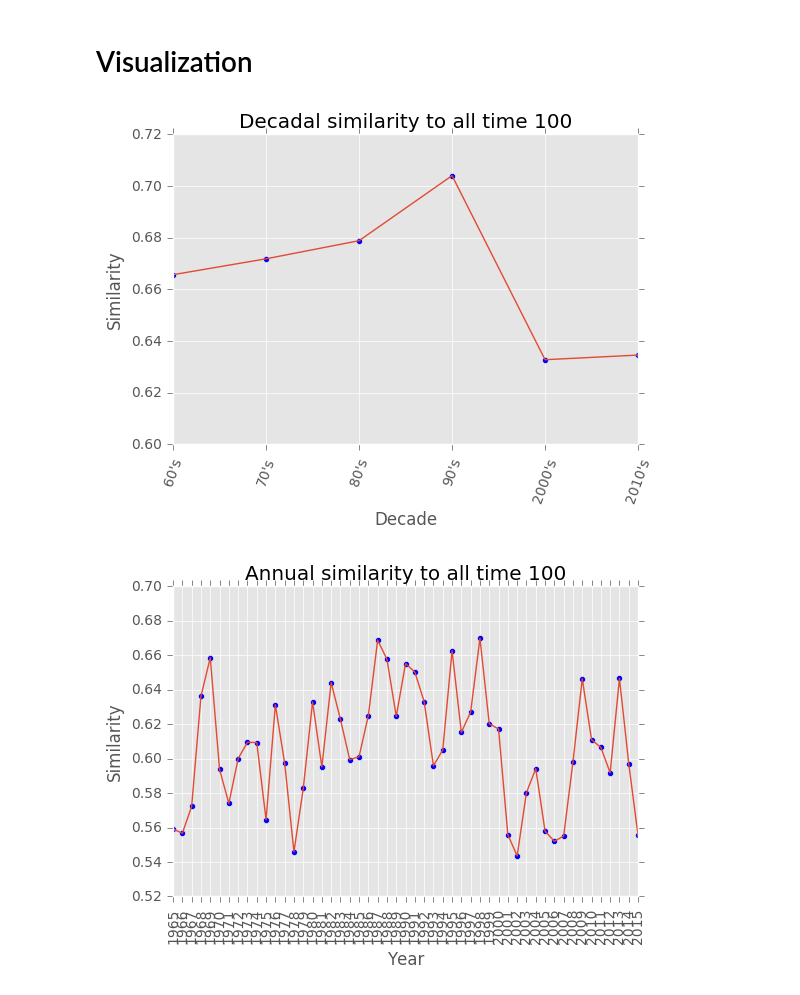
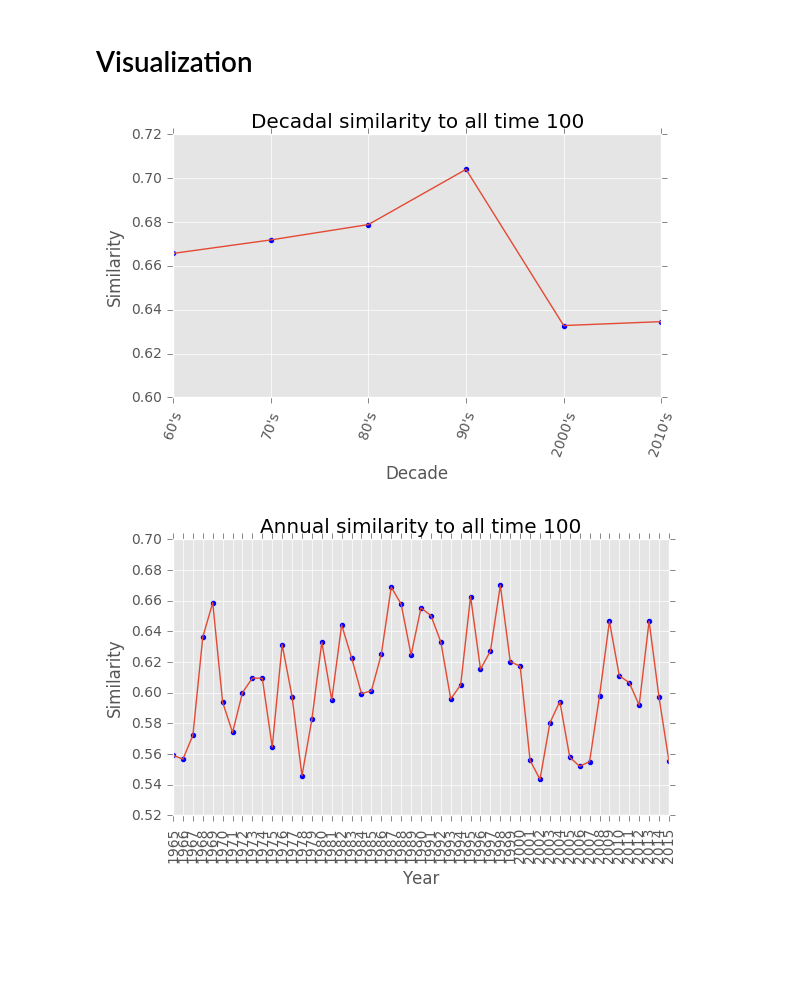
Before and after one commit to sssantos/141bravo, a Jupyter notebook: Similarity.ipynb, the cells around one changed output. Saved outputs shown, nothing was run; the diff lists cells and outputs as text; code cells hidden in the pictures; blank space fills up the shorter version.

```diff
--- a/Similarity.ipynb
+++ b/Similarity.ipynb
@@ -81,15 +81,17 @@ plt.style.use('ggplot')
 # %%
 plt.scatter(range(6),decadal_similarities)
 plt.plot(range(6), decadal_similarities)
 plt.xlim([0,5])
 plt.xticks(range(6), ["60's","70's","80's","90's","2000's","2010's"])
 plt.xticks(rotation = 70)
 plt.xlabel("Decade")
 plt.ylabel("Similarity")
 plt.title("Decadal similarity to all time 100")
+plt.tight_layout()
+plt.savefig('deca_sim.jpg')
 plt.show()
 # %% [output]
-[figure, old version]
+[figure, new version]
 # %%
 plt.scatter(range(51),annual_similarities)
 plt.plot(range(51), annual_similarities)
@@ -99,6 +101,8 @@ plt.xticks(rotation = 90)
 plt.xlabel("Year")
 plt.ylabel("Similarity")
 plt.title("Annual similarity to all time 100")
+plt.tight_layout()
+plt.savefig('year_sim.jpg')
 plt.show()
 # %% [output]
-[figure, old version]
+[figure, new version]
```
Also changed, not shown: 15 other files.
